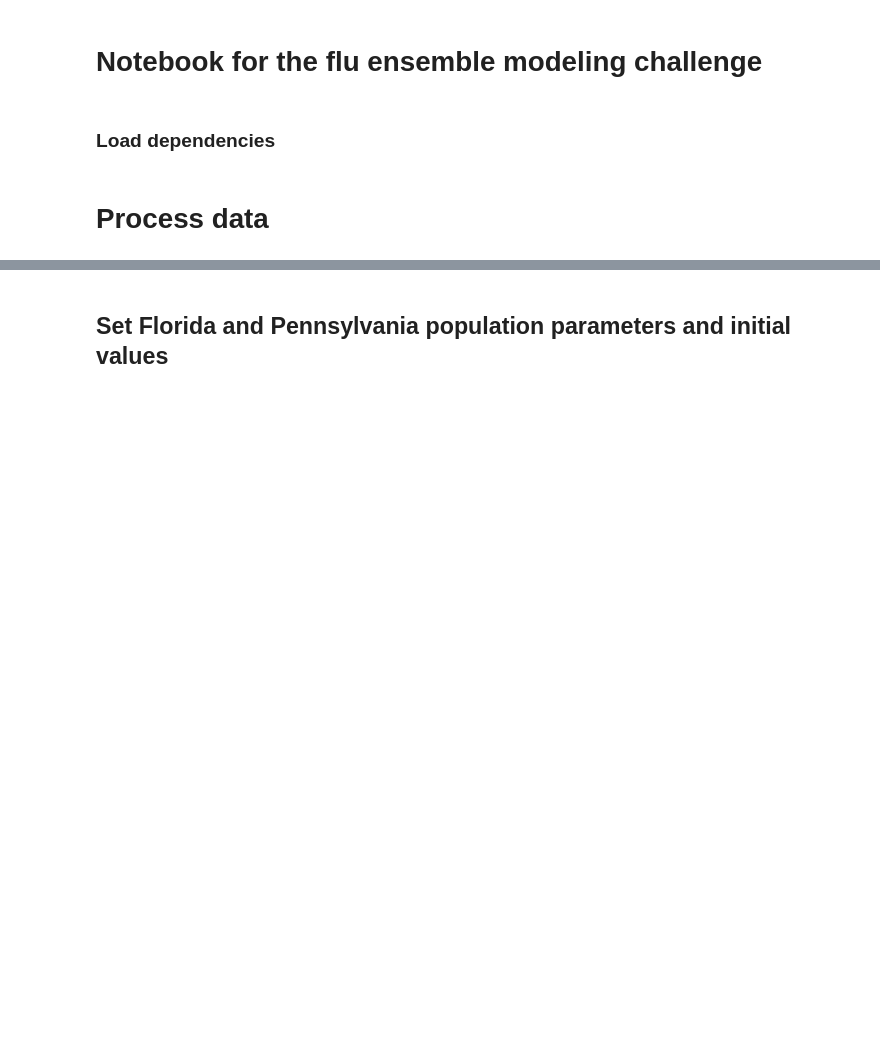
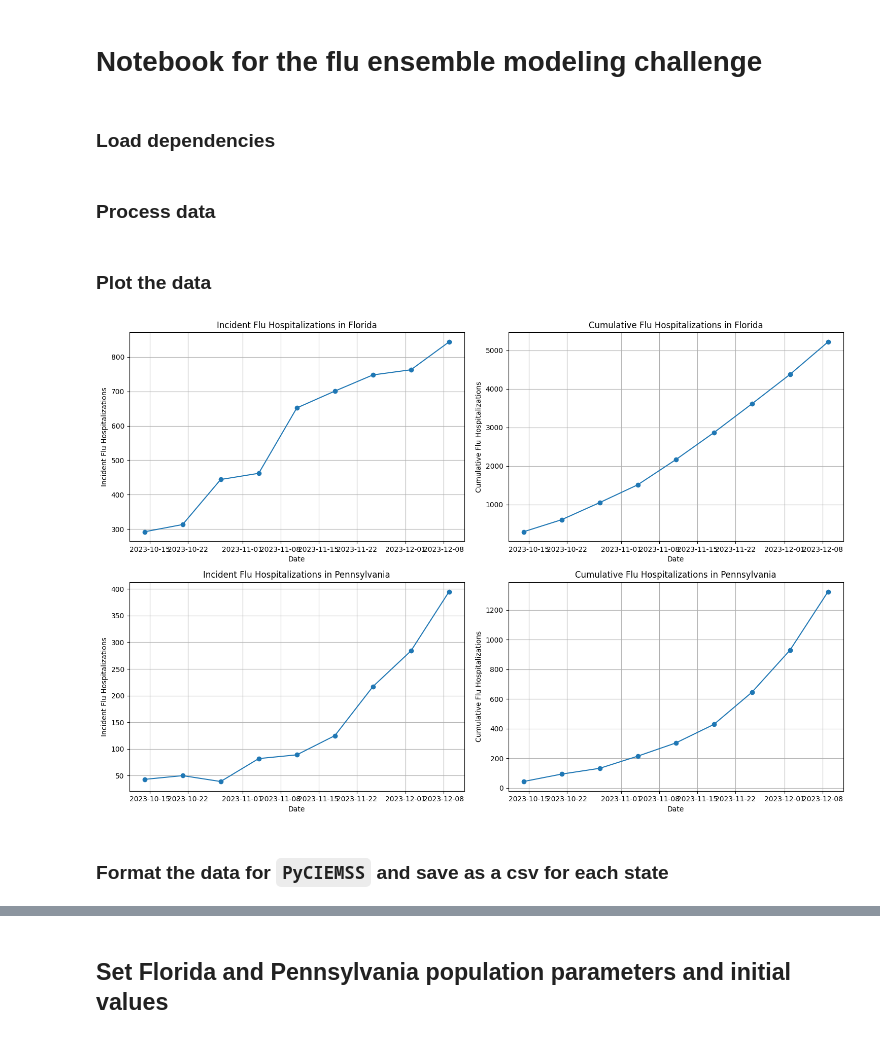
Before and after one commit to DARPA-ASKEM/program-milestones, a Jupyter notebook: final-program-milestone/march-25-forecasting-challenge/flu_models.ipynb, the cells around one changed output, grey strips where cells are left out. Cells and saved outputs as stored; diff of their text form; code cells hidden in the pictures; blank space fills up the shorter version.

Commit message:
updating models and parameter values

```diff
--- a/final-program-milestone/march-25-forecasting-challenge/flu_models.ipynb
+++ b/final-program-milestone/march-25-forecasting-challenge/flu_models.ipynb
@@ -32,5 +29,63 @@ from pyciemss.integration_utils.intervention_builder import (
 # %% [markdown]
-# Process data
+### Process data
 # %%
+# Read data
 data22_23 = pd.read_csv("FL-PA-Truth-22-23.csv")
 data23_24 = pd.read_csv("FL-PA-Truth-23-24.csv")
+data23_24 = data23_24.drop(7) # duplicate row in original
+data23_24['timezero'] = pd.to_datetime(data23_24['timezero'])
+
+# Filter the data for Florida (FL) and Pennsylvania (PA)
+data_fl = data23_24[data23_24['unit'] == 'FL']
+data_pa = data23_24[data23_24['unit'] == 'PA']
+
+# Convert from incident to cumulative hospitalizations from 2023-10-14
+start_date = pd.Timestamp('2023-10-14')
+data_fl = data_fl[data_fl['timezero'] >= start_date]
+data_pa = data_pa[data_pa['timezero'] >= start_date]
+
+data_fl['cumulative'] = data_fl['value'].cumsum()
+data_pa['cumulative'] = data_pa['value'].cumsum()
+# %% [markdown]
+### Plot the data
+# %%
+# Create subplots
+fig, axs = plt.subplots(2, 2, figsize=(15, 10))
+
+# Plot incident data for Florida (FL)
+axs[0, 0].plot(data_fl['timezero'], data_fl['value'], marker='o', linestyle='-')
+axs[0, 0].set_title('Incident Flu Hospitalizations in Florida')
+axs[0, 0].set_xlabel('Date')
+axs[0, 0].set_ylabel('Incident Flu Hospitalizations')
+axs[0, 0].grid(True)
+
+# Plot cumulative data for Florida (FL)
+axs[0, 1].plot(data_fl['timezero'], data_fl['cumulative'], marker='o', linestyle='-')
+axs[0, 1].set_title('Cumulative Flu Hospitalizations in Florida')
+axs[0, 1].set_xlabel('Date')
+axs[0, 1].set_ylabel('Cumulative Flu Hospitalizations')
+axs[0, 1].grid(True)
+
+# Plot incident data for Pennsylvania (PA)
+axs[1, 0].plot(data_pa['timezero'], data_pa['value'], marker='o', linestyle='-')
+axs[1, 0].set_title('Incident Flu Hospitalizations in Pennsylvania')
+axs[1, 0].set_xlabel('Date')
+axs[1, 0].set_ylabel('Incident Flu Hospitalizations')
+axs[1, 0].grid(True)
+
+# Plot cumulative data for Pennsylvania (PA)
+axs[1, 1].plot(data_pa['timezero'], data_pa['cumulative'], marker='o', linestyle='-')
+axs[1, 1].set_title('Cumulative Flu Hospitalizations in Pennsylvania')
+axs[1, 1].set_xlabel('Date')
+axs[1, 1].set_ylabel('Cumulative Flu Hospitalizations')
+axs[1, 1].grid(True)
+
+# Adjust layout
+plt.tight_layout()
+
+# Show the plot
+plt.show()
+# %% [output]
+[figure, added]
+# %% [markdown]
+### Format the data for `PyCIEMSS` and save as a csv for each state
```
Also changed, not shown: parts of 19 cells of this notebook, 4 other files.
